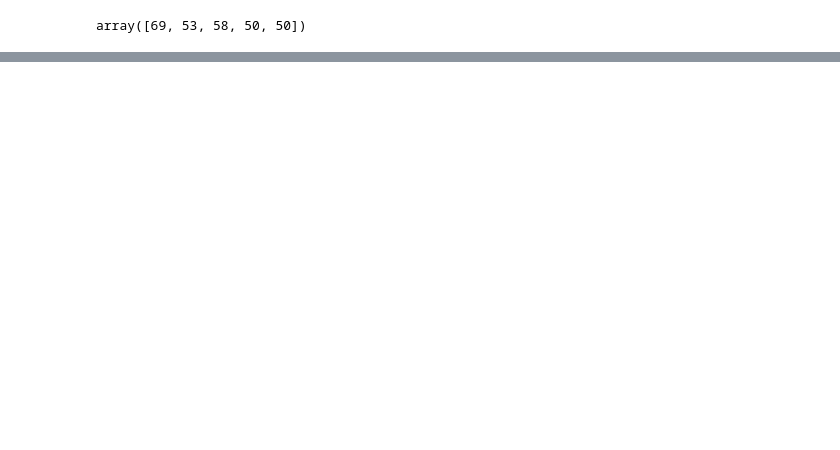
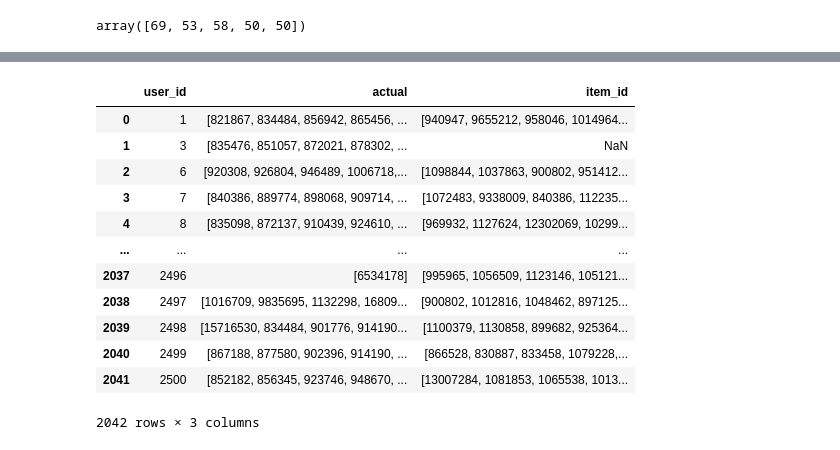
Before and after one commit to VitalyGladyshev/gb_rec_sys, a Jupyter notebook: rc_hw_06.ipynb, the cells around one changed output, grey strips where cells are left out. Saved outputs shown, nothing was run; the diff lists cells and outputs as text; code cells hidden in the pictures; blank space fills up the shorter version.

```diff
--- a/rc_hw_06.ipynb
+++ b/rc_hw_06.ipynb
@@ -728,0 +756,5 @@ ranker_prediction.tail()
+# %%
+ranker_prediction = ranker_prediction.drop_duplicates()
+# %%
+ranker_prediction.sort_values(by="pred", inplace=True, ascending=False)
+ranker_prediction.head()
@@ -728,0 +782,3 @@ ranker_prediction.tail()
+# %%
+renked_res = ranker_prediction.groupby('user_id')['item_id'].unique().reset_index()
+renked_res
@@ -728,0 +799,20 @@ ranker_prediction.tail()
+# %%
+result_lvl_2 = data_val_lvl_2.groupby('user_id')['item_id'].unique().reset_index()
+result_lvl_2.columns=['user_id', 'actual']
+
+result_lvl_2 = result_lvl_2.merge(renked_res, on='user_id', how='left')
+result_lvl_2
+# %% [output]
+|  | user_id | actual | item_id |
+| 0 | 1 | [821867, 834484, 856942, 865456, ... | [940947, 9655212, 958046, 1014964... |
+| 1 | 3 | [835476, 851057, 872021, 878302, ... | NaN |
+| 2 | 6 | [920308, 926804, 946489, 1006718,... | [1098844, 1037863, 900802, 951412... |
+| 3 | 7 | [840386, 889774, 898068, 909714, ... | [1072483, 9338009, 840386, 112235... |
+| 4 | 8 | [835098, 872137, 910439, 924610, ... | [969932, 1127624, 12302069, 10299... |
+| ... | ... | ... | ... |
+| 2037 | 2496 | [6534178] | [995965, 1056509, 1123146, 105121... |
+| 2038 | 2497 | [1016709, 9835695, 1132298, 16809... | [900802, 1012816, 1048462, 897125... |
+| 2039 | 2498 | [15716530, 834484, 901776, 914190... | [1100379, 1130858, 899682, 925364... |
+| 2040 | 2499 | [867188, 877580, 902396, 914190, ... | [866528, 830887, 833458, 1079228,... |
+| 2041 | 2500 | [852182, 856345, 923746, 948670, ... | [13007284, 1081853, 1065538, 1013... |
+2042 rows × 3 columns
```
Also changed, not shown: parts of 42 cells of this notebook.
